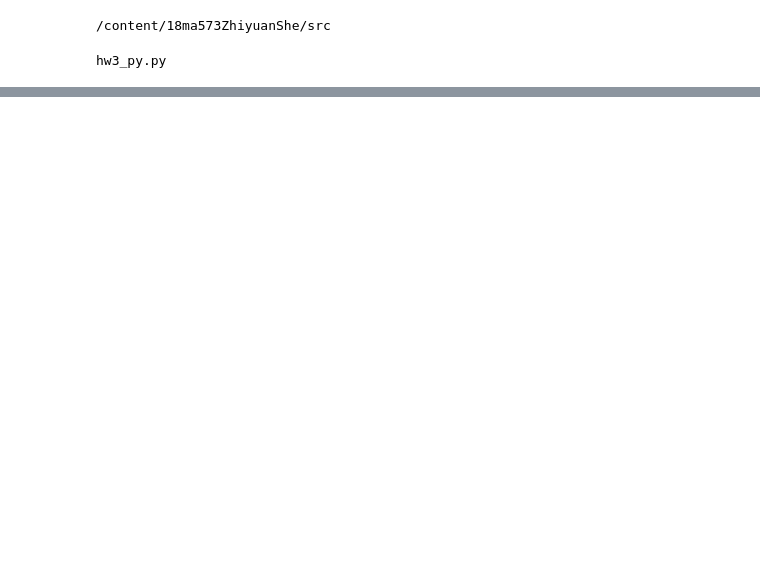
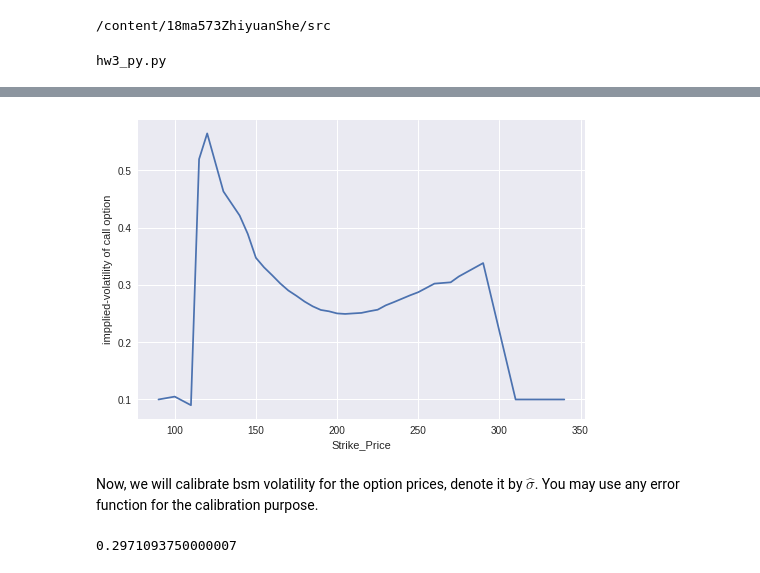
Before and after one commit to ZhyShe/18ma573ZhiyuanShe, a Jupyter notebook: src/hw4_1.ipynb, the cells around one changed output, grey strips where cells are left out. Cells and saved outputs as stored; diff of their text form; code cells hidden in the pictures; blank space fills up the shorter version.

```diff
--- a/src/hw4_1.ipynb
+++ b/src/hw4_1.ipynb
@@ -40,0 +83,7 @@ FileNotFoundError: ignored
+# %%
+new_Odata=[]
+for row in Odata:
+  if row[1]>5:
+    new_Odata.append([row[0],row[2]])
+
+Odata=new_Odata
@@ -41,40 +92,47 @@ FileNotFoundError: ignored
 # %%
 L_rate=2.73263/100.0
 today = np.datetime64('2019-02-04')
 maturity = np.datetime64('2019-06-21')
 time_to_maturity_days = maturity - today
 T_1 = time_to_maturity_days/np.timedelta64(1,'D')/365
 
-Init_state=171.25
+Init_state=166.52
 Drift_ratio=L_rate
 maturity=T_1
 
 gbm = GBM(
     init_state = Init_state, #market data
     drift_ratio = Drift_ratio, #market data
     vol_ratio = .1 #initial guess
 )
 
 def Clist(Odata):
   Olist=[]
   Slist=[]
   for row in Odata:
-    strike, market_price=row
-    Slist.apend(strike)
+    market_price, strike=row
+    Slist.append(strike)
     Olist.append(Option(Otype=1,Strike=strike, Maturity=T_1,Market_Price=market_price))
-    return Olist, Slist
+  return Olist, Slist
 
 def targetfunction(sigma, gbm, option):
   gbm.vol_ratio=sigma
-  return np.abs(GBM.bsm_price(gbm, option)-option.Market_Price)
+  return (GBM.bsm_price(gbm, option)-option.Market_Price)**2
 
-def implied_volatility(gbm, Olist):
-  Vlist=[]
-  init_vol=.1
-  for option in Olist:
-    Vlist.append(float(so.fmin(targetfunction, init_vol, args=(gbm, option), disp=0)[0]))
-  return Vlist
+def implied_volatility(gbm, option):
+  sigma=0.1
+  return float(so.fmin(targetfunction, sigma, args=(gbm, option), disp=0)[0])
 
 Olist, Slist=Clist(Odata)
-Vlist=implied_volatility(gbm, Olist)
+Vlist=[]
+for option in Olist:
+  Vlist.append(implied_volatility(gbm, option))
+plt.figure()
 plt.plot(Slist, Vlist)
+plt.xlabel('Strike_Price')
+plt.ylabel('impplied-volatility of call option')
+plt.show()
+# %% [output]
+[figure, added]
+# %% [markdown]
+Now, we will calibrate bsm volatility for the option prices, denote it by $\hat \sigma$. You may use any error function for the calibration purpose.
@@ -80,0 +150,5 @@ plt.plot(Slist, Vlist)
+# %%
+sigma_hat=bsm_calibration(gbm, Olist)
+sigma_hat
+# %% [output]
+0.2971093750000007
```
Also changed, not shown: parts of 12 cells of this notebook.
